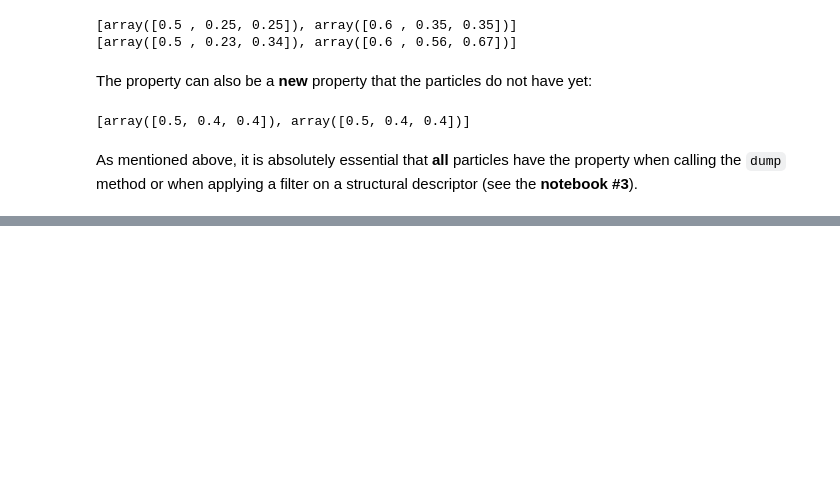
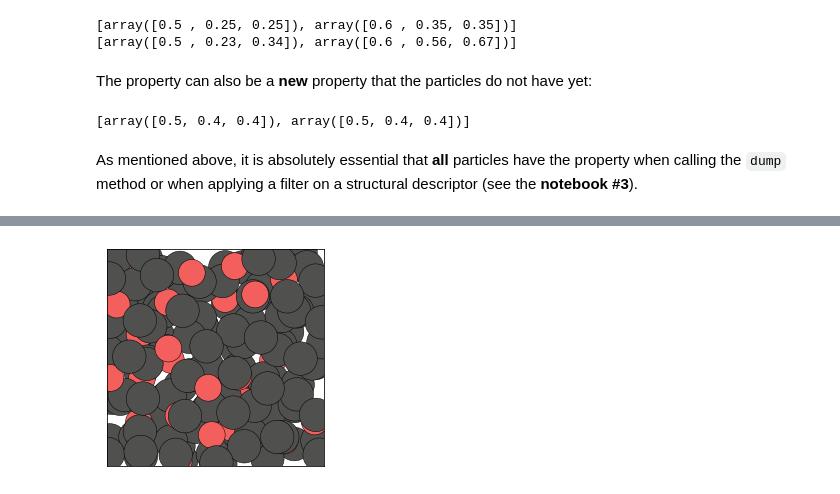
Before and after one commit to jorisparet/partycls, a Jupyter notebook: tutorial/1_trajectory.ipynb, the cells around one changed output, grey strips where cells are left out. Drawn from its saved outputs; the diff is of its cells as text; code cells hidden in the pictures; blank space fills up the shorter version.

Commit message:
Add trajectory visualization to the notebooks

```diff
--- a/tutorial/1_trajectory.ipynb
+++ b/tutorial/1_trajectory.ipynb
@@ -275,0 +285,12 @@ As mentioned above, it is absolutely essential that **all** particles have the p
+# %%
+# open a trajectory file
+traj = Trajectory('../data/kalj_N150.xyz')
+# adjust radii
+traj.set_property('radius', 0.5, "species == 'A'")
+traj.set_property('radius', 0.4, "species == 'B'")
+
+# show the first frame
+# default coloring code uses the species
+fig = traj.show(frame=0, backend='matplotlib', show=True)
+# %% [output]
+[figure, added]
```
Also changed, not shown: parts of 12 cells of this notebook, 1 other file.
